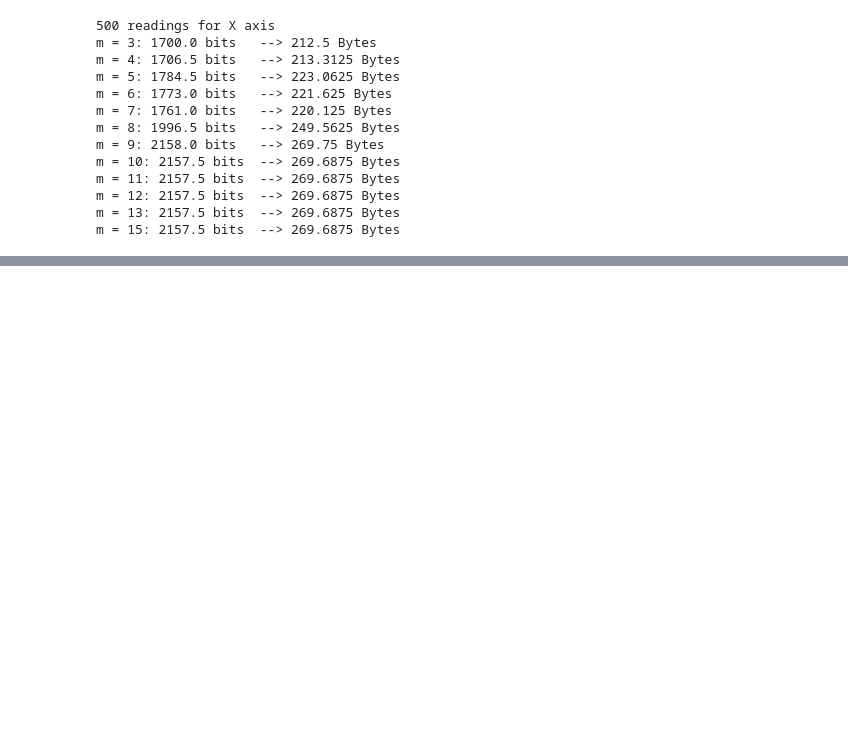
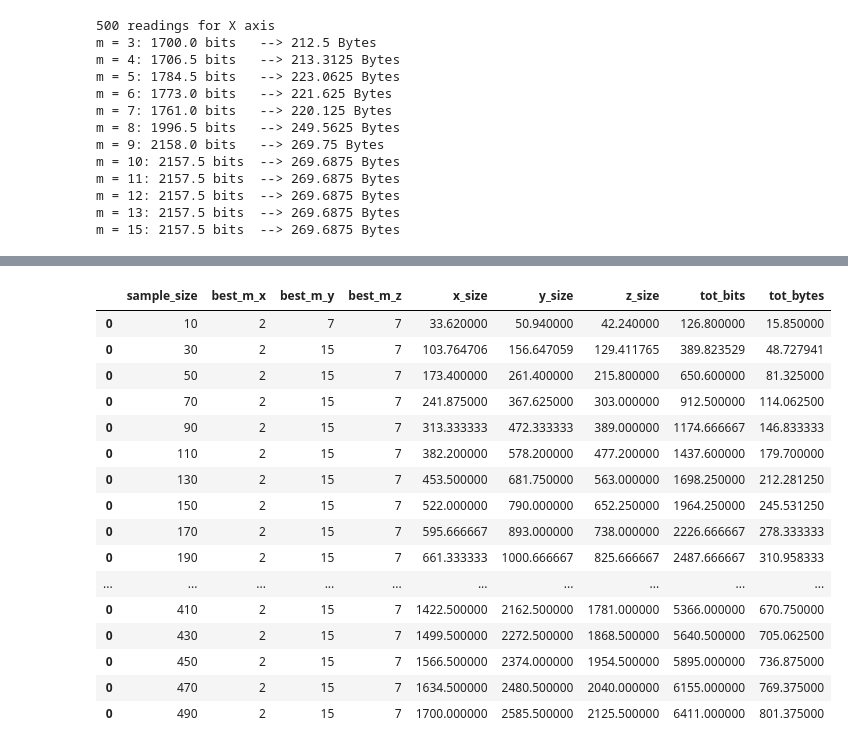
Before and after one commit to parth2480/data_compression, a Jupyter notebook: more_trials.ipynb, the cells around one changed output, grey strips where cells are left out. Cells and saved outputs as stored; diff of their text form; code cells hidden in the pictures; blank space fills up the shorter version.

```diff
--- a/more_trials.ipynb
+++ b/more_trials.ipynb
@@ -2040,33 +2076,51 @@ for i in range(len(sample_size)):
              mean_x13[i], mean_x15[i]]
 
     my_t = [2, 3, 4, 5, 6, 7, 8, 9, 10, 11, 12, 13, 15, 16, 17, 18, 19, 20, 21, 22, 23,
             24, 25, 26, 27, 28, 29, 30, 31, 32, 33, 34, 35, 36, 37, 38, 39]
     size_y_t = [mean_y2[i], mean_y3[i], mean_y4[i], mean_y5[i], mean_y6[i], mean_y7[i], mean_y8[i],
                 mean_y9[i], mean_y10[i], mean_y11[i], mean_y12[i], mean_y13[i], mean_y15[i], mean_y16[i],
                 mean_y17[i], mean_y18[i], mean_y19[i], mean_y20[i], mean_y21[i], mean_y22[i], mean_y23[i],
                 mean_y24[i], mean_y25[i], mean_y26[i], mean_y27[i], mean_y28[i], mean_y29[i], mean_y30[i],
                 mean_y31[i], mean_y32[i], mean_y33[i], mean_y34[i], mean_y35[i], mean_y36[i], mean_y37[i],
                 mean_y38[i], mean_y39[i]]
 
-    mzt = [2, 3, 4, 5, 6, 7, 8, 9, 10, 11, 12, 13, 15, 16, 17, 18, 19, 20, 21, 22, 23,
+    mz_t = [2, 3, 4, 5, 6, 7, 8, 9, 10, 11, 12, 13, 15, 16, 17, 18, 19, 20, 21, 22, 23,
             24, 25, 26, 27, 28, 29, 30, 31, 32, 33, 34, 35, 36, 37, 38, 39]
     size_z_t = [mean_z2[i], mean_z3[i], mean_z4[i], mean_z5[i], mean_z6[i], mean_z7[i], mean_z8[i],
                 mean_z9[i], mean_z10[i], mean_z11[i], mean_z12[i], mean_z13[i], mean_z15[i], mean_z16[i],
                 mean_z17[i], mean_z18[i], mean_z19[i], mean_z20[i], mean_z21[i], mean_z22[i], mean_z23[i],
                 mean_z24[i], mean_z25[i], mean_z26[i], mean_z27[i], mean_z28[i], mean_z29[i], mean_z30[i],
                 mean_z31[i], mean_z32[i], mean_z33[i], mean_z34[i], mean_z35[i], mean_z36[i], mean_z37[i],
                 mean_z38[i], mean_z39[i]]
 
     best_mx = mx_t[size_x_t.index(min(size_x_t))]
     best_my = my_t[size_y_t.index(min(size_y_t))]
     best_mz = mz_t[size_z_t.index(min(size_z_t))]
     tot = min(size_x_t) + min(size_y_t) + min(size_z_t)
 
     gol_size_df = gol_size_df.append(pd.DataFrame(data=[[sample_size[i], best_mx, best_my, best_mz,
                                                        min(size_x_t), min(size_y_t), min(size_z_t), tot, tot/8]],
                                                  columns=['sample_size', 'best_m_x', 'best_m_y', 'best_m_z',
                                                          'x_size', 'y_size', 'z_size', 'tot_bits', 'tot_bytes']))
 
 gol_size_df
+# %% [output]
+|  | sample_size | best_m_x | best_m_y | best_m_z | x_size | y_size | z_size | tot_bits | tot_bytes |
+| 0 | 10 | 2 | 7 | 7 | 33.620000 | 50.940000 | 42.240000 | 126.800000 | 15.850000 |
+| 0 | 30 | 2 | 15 | 7 | 103.764706 | 156.647059 | 129.411765 | 389.823529 | 48.727941 |
+| 0 | 50 | 2 | 15 | 7 | 173.400000 | 261.400000 | 215.800000 | 650.600000 | 81.325000 |
+| 0 | 70 | 2 | 15 | 7 | 241.875000 | 367.625000 | 303.000000 | 912.500000 | 114.062500 |
+| 0 | 90 | 2 | 15 | 7 | 313.333333 | 472.333333 | 389.000000 | 1174.666667 | 146.833333 |
+| 0 | 110 | 2 | 15 | 7 | 382.200000 | 578.200000 | 477.200000 | 1437.600000 | 179.700000 |
+| 0 | 130 | 2 | 15 | 7 | 453.500000 | 681.750000 | 563.000000 | 1698.250000 | 212.281250 |
+| 0 | 150 | 2 | 15 | 7 | 522.000000 | 790.000000 | 652.250000 | 1964.250000 | 245.531250 |
+| 0 | 170 | 2 | 15 | 7 | 595.666667 | 893.000000 | 738.000000 | 2226.666667 | 278.333333 |
+| 0 | 190 | 2 | 15 | 7 | 661.333333 | 1000.666667 | 825.666667 | 2487.666667 | 310.958333 |
+| ... | ... | ... | ... | ... | ... | ... | ... | ... | ... |
+| 0 | 410 | 2 | 15 | 7 | 1422.500000 | 2162.500000 | 1781.000000 | 5366.000000 | 670.750000 |
+| 0 | 430 | 2 | 15 | 7 | 1499.500000 | 2272.500000 | 1868.500000 | 5640.500000 | 705.062500 |
+| 0 | 450 | 2 | 15 | 7 | 1566.500000 | 2374.000000 | 1954.500000 | 5895.000000 | 736.875000 |
+| 0 | 470 | 2 | 15 | 7 | 1634.500000 | 2480.500000 | 2040.000000 | 6155.000000 | 769.375000 |
+| 0 | 490 | 2 | 15 | 7 | 1700.000000 | 2585.500000 | 2125.500000 | 6411.000000 | 801.375000 |
 # %%
 plt.plot(gol_size_df['sample_size'], gol_size_df['tot_bytes'])
```
Also changed, not shown: parts of 8 cells of this notebook, 1 other file.
